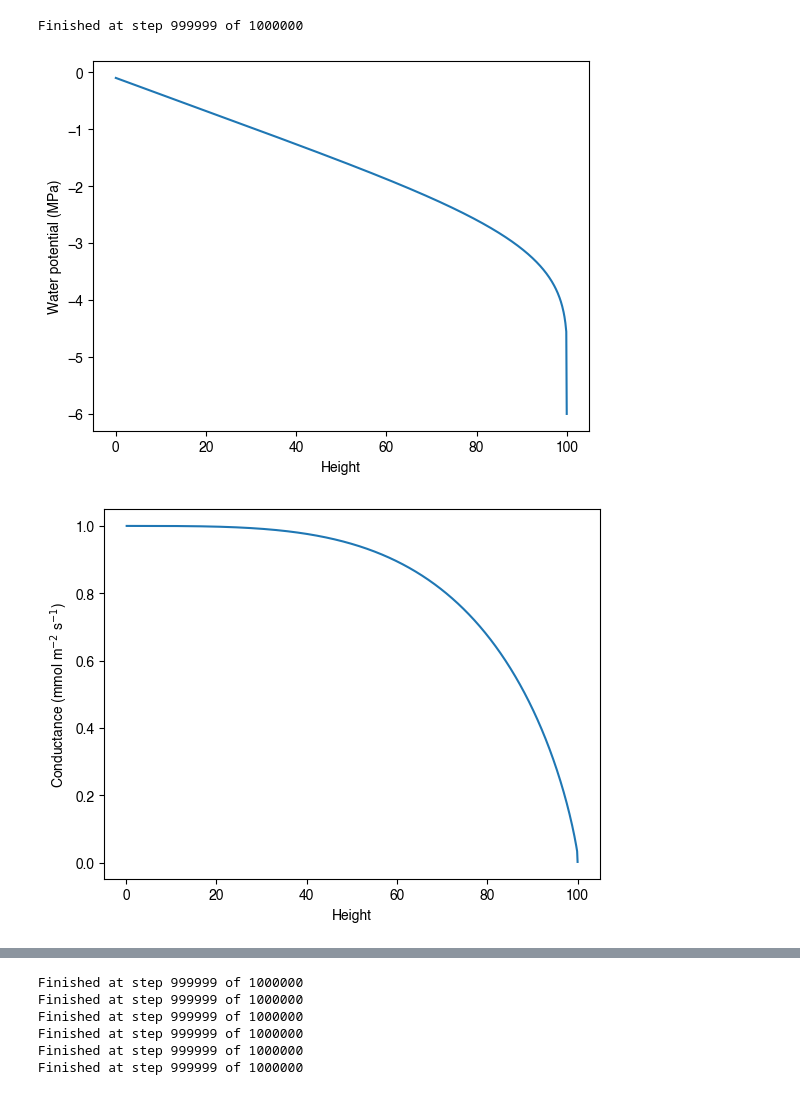
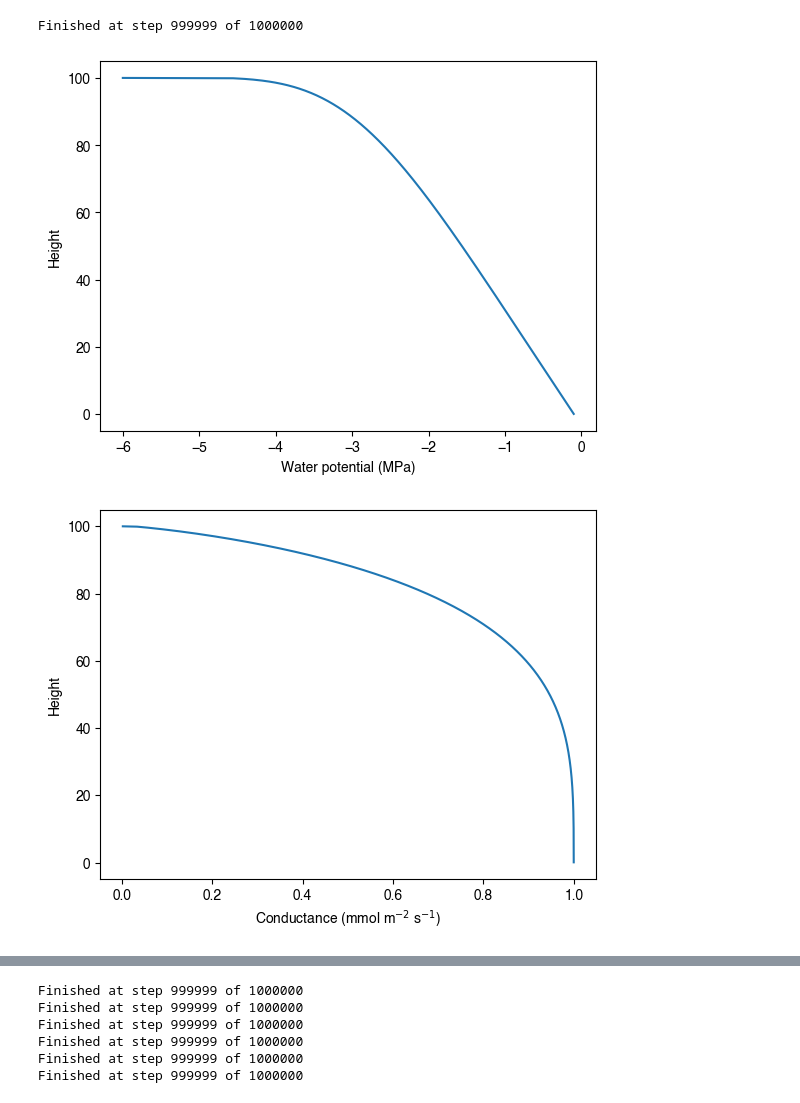
Before and after one commit to CaleBaguley/profit-optimisation-model, a Jupyter notebook: note books/Trunk_water_potential_function.ipynb, the cells around one changed output, grey strips where cells are left out. Cells and saved outputs as stored; diff of their text form; code cells hidden in the pictures.

```diff
--- a/note books/Trunk_water_potential_function.ipynb
+++ b/note books/Trunk_water_potential_function.ipynb
@@ -94,25 +94,27 @@ psi, k, E = calc_height_dependencies(psi_root,
 # %% [output]
 Finished at step 999999 of 1000000
 # %%
-plt.plot(hights, psi)
-plt.xlabel('Height')
-plt.ylabel('Water potential (MPa)')
+plt.plot(psi, hights)
+plt.ylabel('Height')
+plt.xlabel('Water potential (MPa)')
 plt.show()
 
-plt.plot(hights[1:], k)
-plt.xlabel('Height')
-plt.ylabel('Conductance (mmol m$^{-2}$ s$^{-1}$)')
+plt.plot(k, hights[1:])
+plt.ylabel('Height')
+plt.xlabel('Conductance (mmol m$^{-2}$ s$^{-1}$)')
 plt.show()
 
-plt.plot(hights[1:], E)
-plt.xlabel('Height')
-plt.ylabel('Transpiration (mmol m$^{-2}$ s$^{-1}$)')
+'''
+plt.plot(E, hights[1:])
+plt.ylabel('Height')
+plt.xlabel('Transpiration (mmol m$^{-2}$ s$^{-1}$)')
 plt.show()
+'''
 
 plt.plot((psi[1:] + psi[:-1])/2, k)
 plt.xlabel('Water potential (MPa)')
 plt.ylabel('Condutance (mmol m$^{-2}$ s$^{-1}$)')
 plt.show()
 # %% [output]
-[figure, old version]
+[figure, new version]
-[figure, old version]
+[figure, new version]
```
Also changed, not shown: parts of 19 cells of this notebook.
